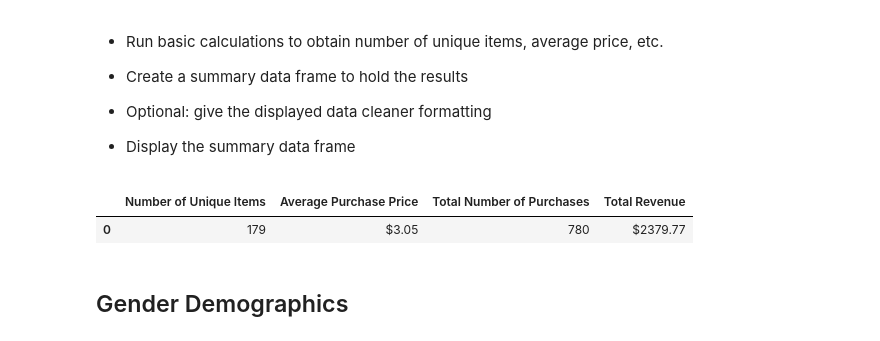
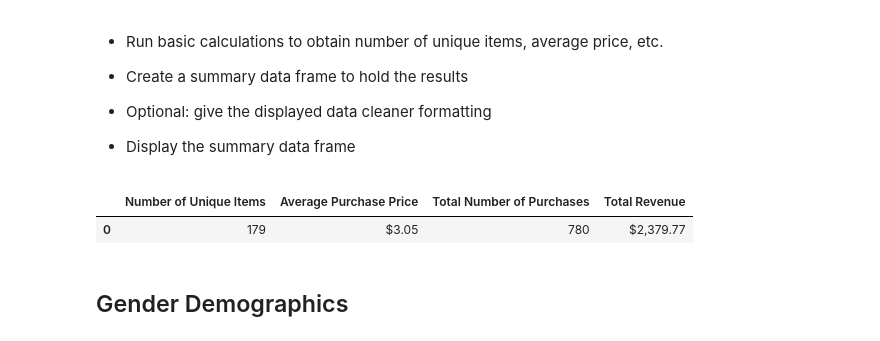
Before and after one commit to i-am-phoenix/heroe_of_pymoli_game_analysis, a Jupyter notebook: HeroesOfPymoli/HeroesOfPymoli_starter.ipynb, the cells around one changed output. Saved outputs shown, nothing was run; the diff lists cells and outputs as text; code cells hidden in the pictures.

Commit message:
Added comma as thousands separator for Total revenue

```diff
--- a/HeroesOfPymoli/HeroesOfPymoli_starter.ipynb
+++ b/HeroesOfPymoli/HeroesOfPymoli_starter.ipynb
@@ -64,25 +64,28 @@ total_revenue=round(purchase_data['Price'].sum(),2)
 # %%
 # Create header for the summary data frame
 purch_smry_cols=['Number of Unique Items', 'Average Purchase Price', 'Total Number of Purchases', 'Total Revenue']
 #  Create a two-dimensional list containing the summary data
 purch_smry_data=[[nmb_unique_items, avg_price, total_nmb_purchases, total_revenue]]
 #  Pass headers and summary data to a pandas dataframe function, assigning single row name to "All data"
 #  by altering default Indexing
 purch_smry_df = pd.DataFrame(purch_smry_data, index=[f"All data"], columns=purch_smry_cols)
 
 # or alternatively use Dictionary of Lists
+#  Create a dictionary
 purch_smry_dic={
             'Number of Unique Items':[nmb_unique_items],
             'Average Purchase Price':[avg_price],
             'Total Number of Purchases':[total_nmb_purchases],
             'Total Revenue':[total_revenue]}
+#  Convert dictionary to a Data Frame
 purch_smry_df=pd.DataFrame(purch_smry_dic)
+#  Add currency formatting
 purch_smry_df["Average Purchase Price"]=purch_smry_df["Average Purchase Price"].map("${:.2f}".format)
-purch_smry_df["Total Revenue"]=purch_smry_df["Total Revenue"].map("${:.2f}".format)
+purch_smry_df["Total Revenue"]=purch_smry_df["Total Revenue"].map("${:,.2f}".format)
 purch_smry_df
 # %% [output]
 |  | Number of Unique Items | Average Purchase Price | Total Number of Purchases | Total Revenue |
-| 0 | 179 | $3.05 | 780 | $2379.77 |
+| 0 | 179 | $3.05 | 780 | $2,379.77 |
 # %% [markdown]
 ## Gender Demographics
 # %% [markdown]
```
